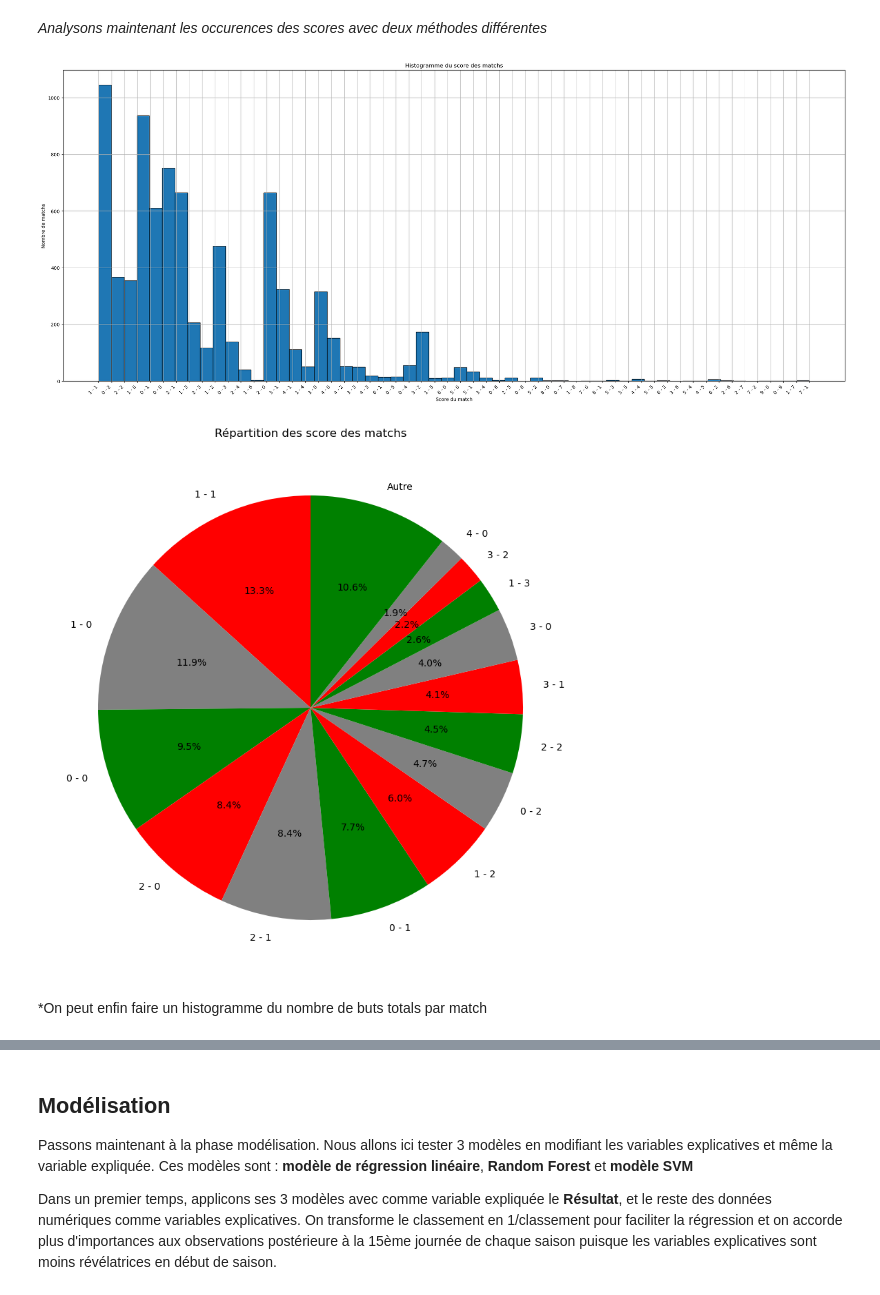
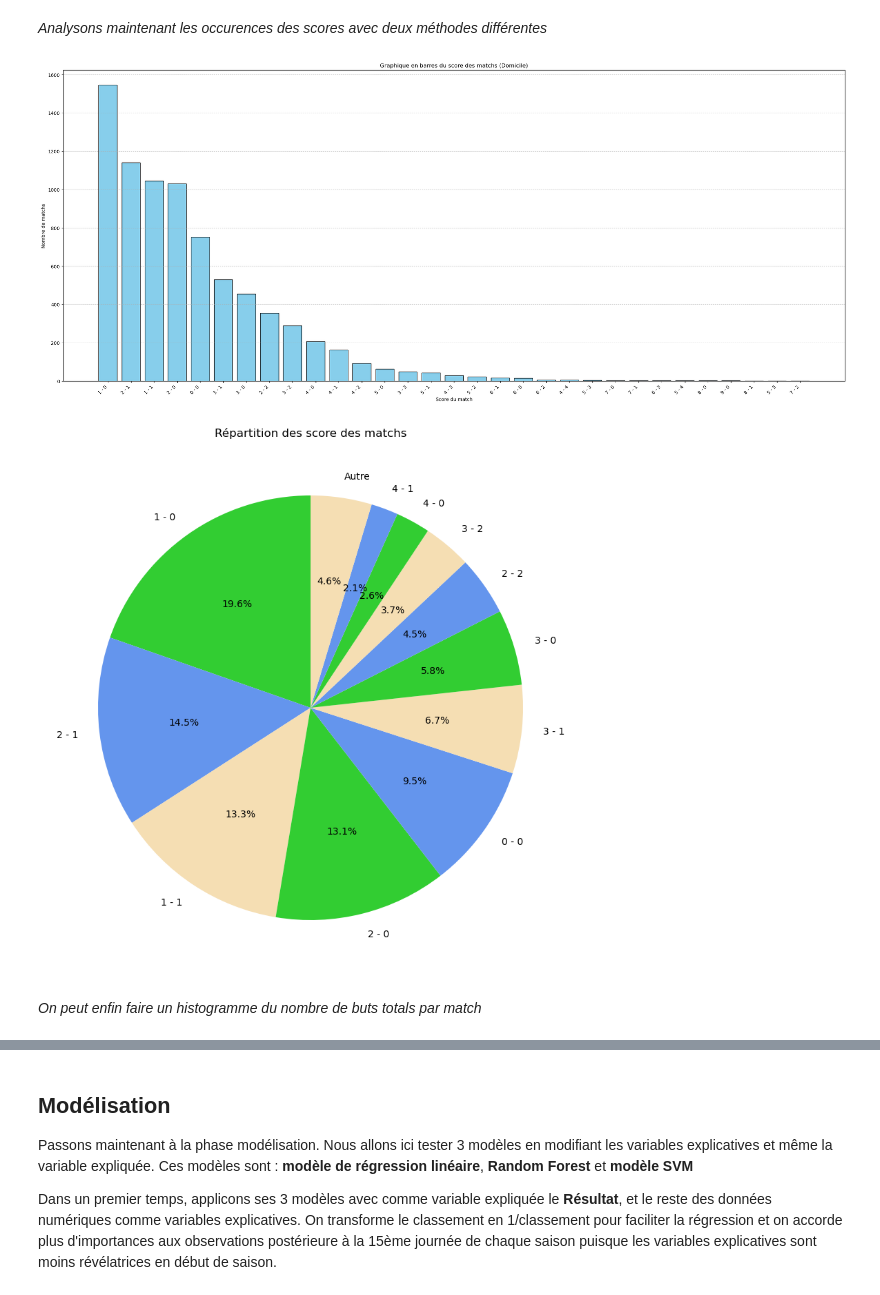
Before and after one commit to alexandreviard/Ligue1Predictor, a Jupyter notebook: première_approche.ipynb, the cells around one changed output, grey strips where cells are left out. Saved outputs shown, nothing was run; the diff lists cells and outputs as text; code cells hidden in the pictures.

```diff
--- a/première_approche.ipynb
+++ b/première_approche.ipynb
@@ -167,14 +164,14 @@ def fonction_prepa_stats (dataframe_stats):
     dataframe_stats.insert(4, 'Equipe 1 à Domicile', 1)
     noms_colonnes = ['Saison', 'Journée', 'Equipe 1', 'Equipe 2', 'Equipe 1 à Domicile', 'Buts Equipe 1', 'Buts Equipe 2', 'Résultat']
     dataframe_stats.columns = noms_colonnes
-    dataframe_final_copie = dataframe_stats.copy()[['Saison', 'Journée', 'Equipe 2', 'Equipe 1', 'Equipe 1 à Domicile', 'Buts Equipe 2', 'Buts Equipe 1', 'Résultat']]
-    dataframe_final_copie.columns = noms_colonnes
-    dataframe_final_copie['Equipe 1 à Domicile'] = 0
-    dataframe_stats = dataframe_stats._append(dataframe_final_copie, ignore_index=True)
-    dataframe_stats = dataframe_final.sort_values(by=['Saison', 'Equipe 1', 'Journée']).reset_index(drop=True)
+    dataframe_stats_copie = dataframe_stats.copy()[['Saison', 'Journée', 'Equipe 2', 'Equipe 1', 'Equipe 1 à Domicile', 'Buts Equipe 2', 'Buts Equipe 1', 'Résultat']]
+    dataframe_stats_copie.columns = noms_colonnes
+    dataframe_stats_copie['Equipe 1 à Domicile'] = 0
+    dataframe_stats = dataframe_stats._append(dataframe_stats_copie, ignore_index=True)
+    dataframe_stats = dataframe_stats.sort_values(by=['Saison', 'Equipe 1', 'Journée']).reset_index(drop=True)
     conditions = [
-        (dataframe_final['Buts Equipe 1'] > dataframe_stats['Buts Equipe 2']),
-        (dataframe_final['Buts Equipe 1'] < dataframe_stats['Buts Equipe 2'])
+        (dataframe_stats['Buts Equipe 1'] > dataframe_stats['Buts Equipe 2']),
+        (dataframe_stats['Buts Equipe 1'] < dataframe_stats['Buts Equipe 2'])
     ]
     valeurs = [1, -1]
     dataframe_stats['Résultat'] = 0
@@ -183,7 +180,7 @@ def fonction_prepa_stats (dataframe_stats):
     dataframe_stats['GF'] = dataframe_stats['Buts Equipe 1'].astype(float).astype(int)
     dataframe_stats['GA'] = dataframe_stats['Buts Equipe 2'].astype(float).astype(int)
 
-    dataframe_stats['GD'] = dataframe_stats['GA']
+    dataframe_stats['GD'] = dataframe_stats['GF']- dataframe_stats['GA']
     dataframe_stats['Points'] = dataframe_stats['Résultat'].map({1: 3, 0: 1, -1: 0})
 
     dataframe_stats.sort_values(by=['Saison', 'Journée', 'Equipe 1']).reset_index()
@@ -194,10 +191,9 @@ def fonction_prepa_stats (dataframe_stats):
         'GA' : 'cumsum'
     }).reset_index()
 
-    dataframe_stats[['CPoints', 'CGD', 'CGF','CGA']] = result[['Points', 'GD', 'GF', 'GA']]
+    dataframe_stats[['CPoints', 'CGD', 'CGF', 'CGA']] = result[['Points', 'GD', 'GF', 'GA']]
     dataframe_stats = dataframe_stats.sort_values(by=['Saison', 'Journée', 'CPoints', 'CGD', 'CGF'], ascending=[True, True, False, False, False]).reset_index()
     dataframe_stats['Classement Equipe 1'] = dataframe_stats.groupby(['Saison', 'Journée']).cumcount() + 1
-    dataframe_stats['Classement Equipe 1'] = dataframe_stats.groupby(['Saison','Equipe 1'])['Classement Equipe 1'].shift(0).astype(pd.Int64Dtype())
     dataframe_stats = dataframe_stats.sort_values(by=['Saison', 'Equipe 1', 'Journée']).reset_index(drop=True).drop(['index','Points', 'GD', 'GF', 'GA','CPoints', 'CGD', 'CGF', 'CGA'], axis=1)
 
     dataframe_stats['Classement Equipe 2'] = dataframe_stats.merge(dataframe_stats, how='left', left_on=['Saison', 'Journée', 'Equipe 1'], right_on=['Saison', 'Journée', 'Equipe 2'])['Classement Equipe 1_y']
@@ -550,32 +572,35 @@ plt.show()
 # %% [markdown]
 *Analysons maintenant les occurences des scores avec deux méthodes différentes*
 # %%
-df_plot['Score'] = df_plot['Buts Equipe 1'].astype(str) + ' - ' + df_plot['Buts Equipe 2'].astype(str)
+df_plot = dataframe_stats.copy()
+df_plot['Score'] = df_plot.apply(lambda row: max(row['Buts Equipe 1'], row['Buts Equipe 2']), axis=1).astype(str) + ' - ' + df_plot.apply(lambda row: min(row['Buts Equipe 1'], row['Buts Equipe 2']), axis=1).astype(str)
 scores_categories = pd.Categorical(df_plot['Score'], categories=df_plot['Score'].unique(), ordered=True)
 
+score_counts = df_plot[df_plot['Lieu'] == 'Domicile']['Score'].value_counts()
+
 plt.figure(figsize=(30, 12))
-plt.hist(scores_categories.codes[df_plot['Lieu'] == 'Domicile'], bins=len(scores_categories.categories), edgecolor='black')
-plt.title('Histogramme du score des matchs')
-plt.xticks(range(len(scores_categories.categories)), scores_categories.categories, rotation=45, ha='right')
+plt.bar(range(len(score_counts)), score_counts, color='skyblue', edgecolor='black')
+plt.title('Graphique en barres du score des matchs (Domicile)')
+plt.xticks(range(len(score_counts)), score_counts.index, rotation=45, ha='right')
 plt.xlabel('Score du match')
 plt.ylabel('Nombre de matchs')
-plt.grid(True)
+plt.grid(axis='y', linestyle='--', alpha=0.7)
 plt.show()
 
 result_counts = df_plot[df_plot['Lieu']=='Domicile']['Score'].value_counts()
 result_counts_grouped = result_counts.copy()
 result_counts_grouped['Autre'] = result_counts[result_counts < 150].sum()
 result_counts_grouped = result_counts_grouped[result_counts_grouped >= 150]
 
 plt.figure(figsize=(10, 10))
-plt.pie(result_counts_grouped, labels=result_counts_grouped.index, autopct='%1.1f%%', startangle=90, colors=['red', 'gray', 'green'])
+plt.pie(result_counts_grouped, labels=result_counts_grouped.index, autopct='%1.1f%%', startangle=90, colors=['limegreen', 'cornflowerblue', 'wheat'])
 plt.title('Répartition des score des matchs')
 plt.show()
 # %% [output]
-[figure, old version]
+[figure, new version]
-[figure, old version]
+[figure, new version]
 # %% [markdown]
-*On peut enfin faire un histogramme du nombre de buts totals par match
+*On peut enfin faire un histogramme du nombre de buts totals par match*
 # %%
 df_plot['Total Buts'] = df_plot['Buts Equipe 1'] + df_plot['Buts Equipe 2']
 
```
Also changed, not shown: parts of 8 cells of this notebook, 2 other files.
